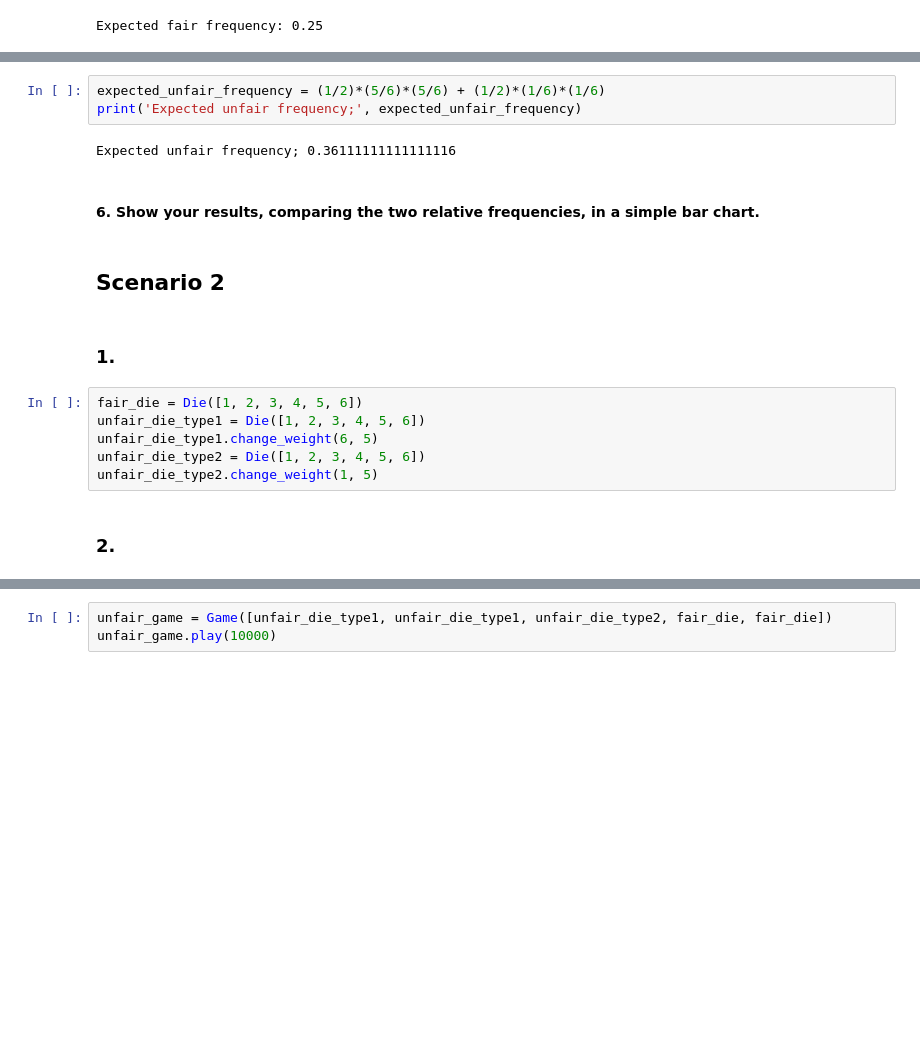
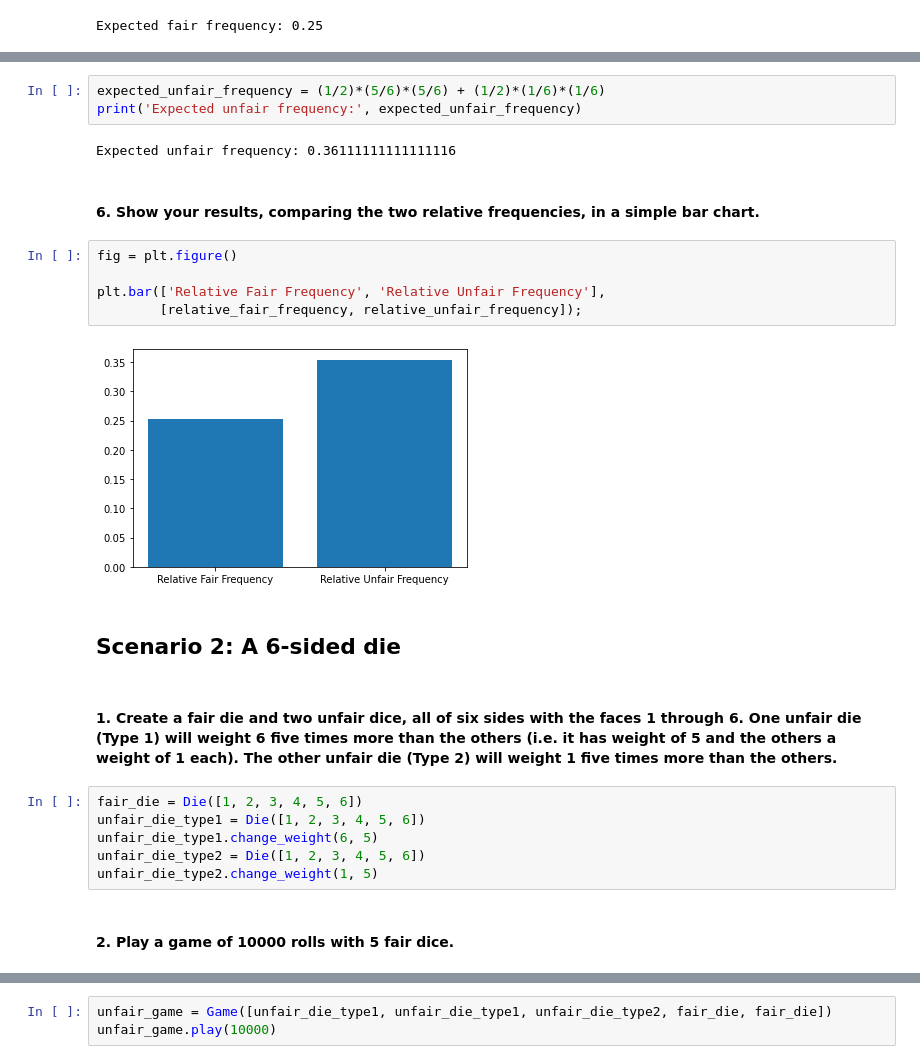
Before and after one commit to Griffin-McCauley/DS5100-Final-Project, a Jupyter notebook: montecarlo_demo.ipynb, the cells around one changed output, grey strips where cells are left out. Saved outputs shown, nothing was run; the diff lists cells and outputs as text; blank space fills up the shorter version.

Commit message:
Worked on Scenarios

```diff
--- a/montecarlo_demo.ipynb
+++ b/montecarlo_demo.ipynb
@@ -50,14 +53,21 @@ Relative unfair frequency: 0.363
 # %%
 expected_unfair_frequency = (1/2)*(5/6)*(5/6) + (1/2)*(1/6)*(1/6)
-print('Expected unfair frequency;', expected_unfair_frequency)
+print('Expected unfair frequency:', expected_unfair_frequency)
 # %% [output]
-Expected unfair frequency; 0.36111111111111116
+Expected unfair frequency: 0.36111111111111116
 # %% [markdown]
 #### 6. Show your results, comparing the two relative frequencies, in a simple bar chart.
+# %%
+fig = plt.figure()
+
+plt.bar(['Relative Fair Frequency', 'Relative Unfair Frequency'],
+        [relative_fair_frequency, relative_unfair_frequency]);
+# %% [output]
+[figure, added]
 # %% [markdown]
-## Scenario 2
+## Scenario 2: A 6-sided die
 # %% [markdown]
-### 1.
+#### 1. Create a fair die and two unfair dice, all of six sides with the faces 1 through 6. One unfair die (Type 1) will weight 6 five times more than the others (i.e. it has weight of 5 and the others a weight of 1 each). The other unfair die (Type 2) will  weight 1 five times more than the others.
 # %%
 fair_die = Die([1, 2, 3, 4, 5, 6])
 unfair_die_type1 = Die([1, 2, 3, 4, 5, 6])
@@ -65,7 +75,7 @@ unfair_die_type1.change_weight(6, 5)
 unfair_die_type2 = Die([1, 2, 3, 4, 5, 6])
 unfair_die_type2.change_weight(1, 5)
 # %% [markdown]
-### 2.
+#### 2. Play a game of 10000 rolls with 5 fair dice.
 # %%
 fair_game = Game([fair_die, fair_die, fair_die, fair_die, fair_die])
 fair_game.play(10000)
```
Also changed, not shown: parts of 21 cells of this notebook, 1 other file.
